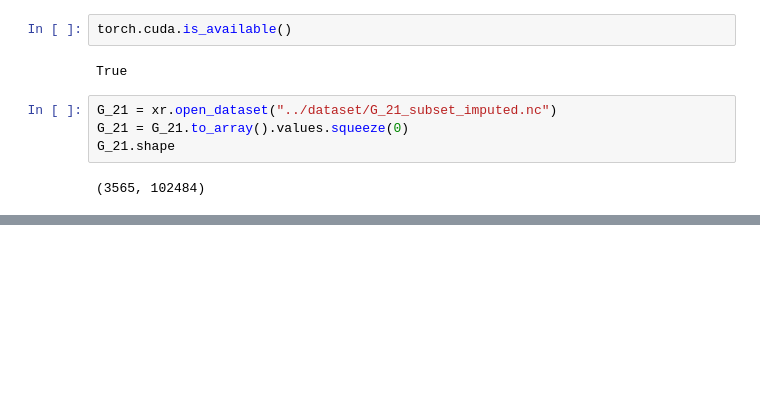
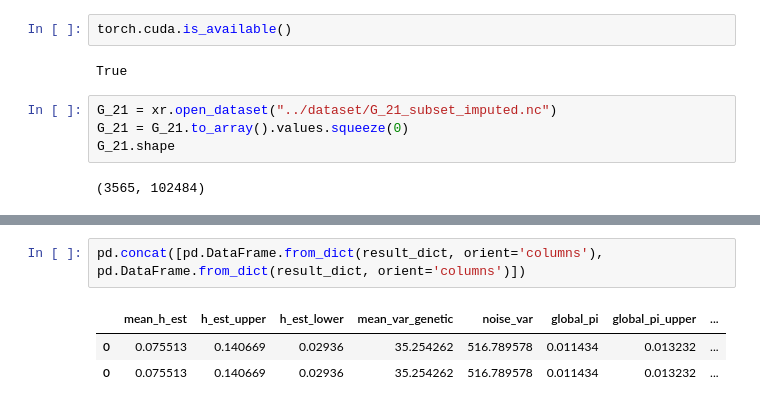
Before and after one commit to junting-ren/ZIV, a Jupyter notebook: notebooks/pytorch_fast_slab_spike.ipynb, the cells around one changed output, grey strips where cells are left out. Saved outputs shown, nothing was run; the diff lists cells and outputs as text; blank space fills up the shorter version.

```diff
--- a/notebooks/pytorch_fast_slab_spike.ipynb
+++ b/notebooks/pytorch_fast_slab_spike.ipynb
@@ -130,2 +113,8 @@ best_model.inference(X = X.double(),  num_samples = 1000, plot = True, true_beta
+# %%
+pd.concat([pd.DataFrame.from_dict(result_dict, orient='columns'), pd.DataFrame.from_dict(result_dict, orient='columns')])
+# %% [output]
+|  | mean_h_est | h_est_upper | h_est_lower | mean_var_genetic | noise_var | global_pi | global_pi_upper | ... |
+| 0 | 0.075513 | 0.140669 | 0.02936 | 35.254262 | 516.789578 | 0.011434 | 0.013232 | ... |
+| 0 | 0.075513 | 0.140669 | 0.02936 | 35.254262 | 516.789578 | 0.011434 | 0.013232 | ... |
 # %%
 p_causal/p
```
Also changed, not shown: parts of 11 cells of this notebook.
